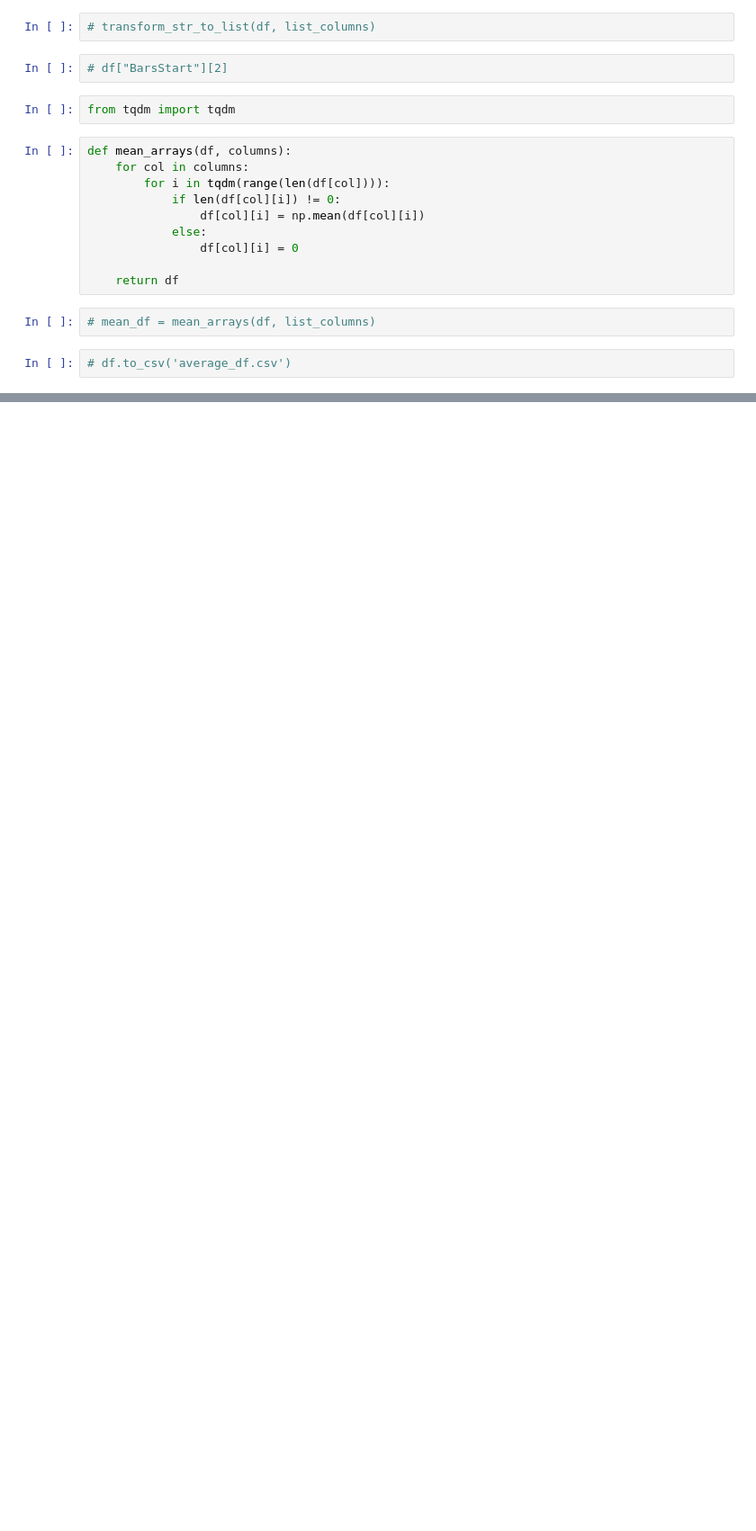
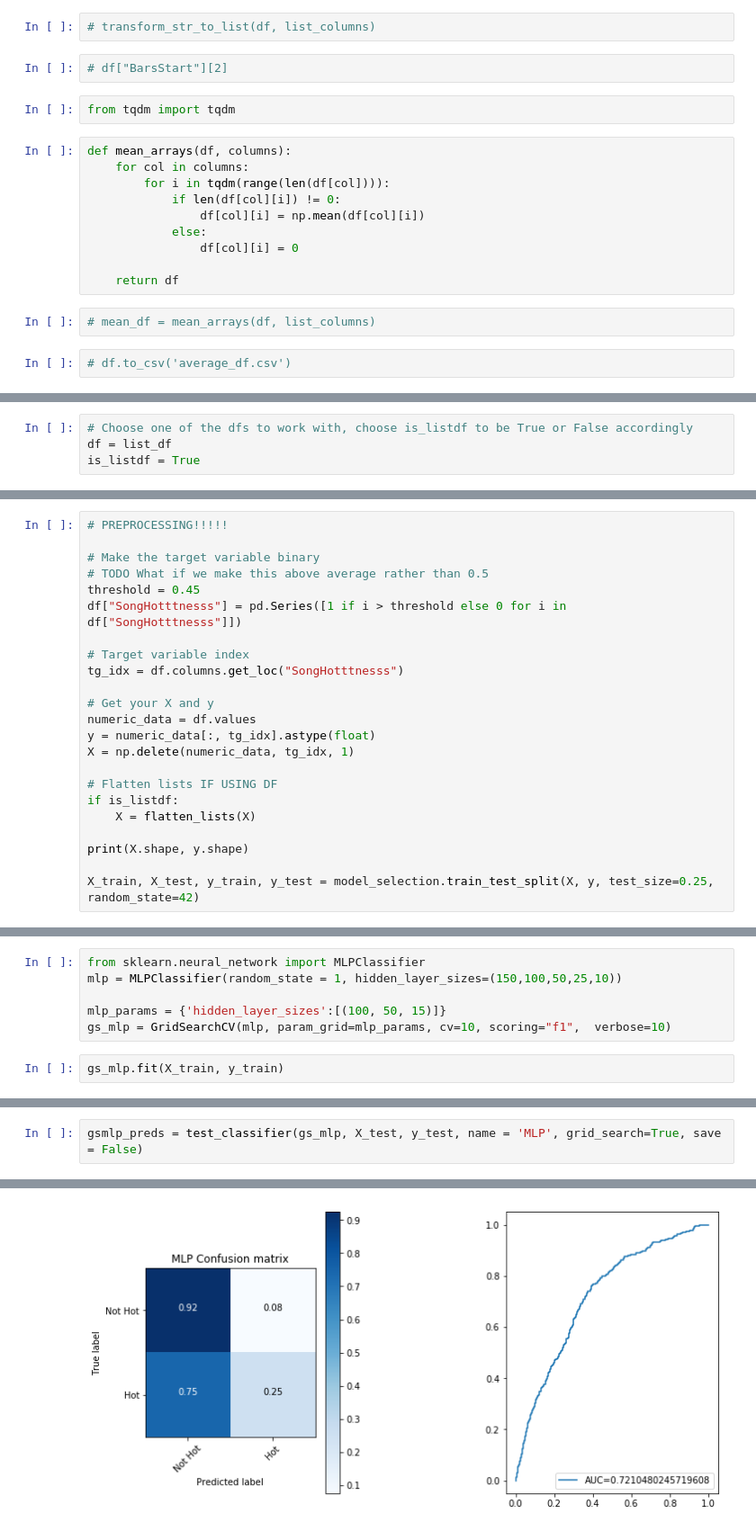
Before and after one commit to thefirebanks/SongPope, a Jupyter notebook: neural network.ipynb, the cells around one changed output, grey strips where cells are left out. Shown: that part at 90% size. Cells and saved outputs as stored; diff of their text form; blank space fills up the shorter version.

```diff
--- a/neural network.ipynb
+++ b/neural network.ipynb
@@ -231,0 +110,4 @@ plt.ylim([0,1])
+# %%
+# Choose one of the dfs to work with, choose is_listdf to be True or False accordingly
+df = list_df
+is_listdf = True
@@ -231,0 +131,23 @@ plt.ylim([0,1])
+# %%
+# PREPROCESSING!!!!!
+
+# Make the target variable binary
+# TODO What if we make this above average rather than 0.5
+threshold = 0.45
+df["SongHotttnesss"] = pd.Series([1 if i > threshold else 0 for i in df["SongHotttnesss"]])
+
+# Target variable index
+tg_idx = df.columns.get_loc("SongHotttnesss")
+
+# Get your X and y
+numeric_data = df.values
+y = numeric_data[:, tg_idx].astype(float)
+X = np.delete(numeric_data, tg_idx, 1)
+
+# Flatten lists IF USING DF
+if is_listdf:
+    X = flatten_lists(X)
+
+print(X.shape, y.shape)
+
+X_train, X_test, y_train, y_test = model_selection.train_test_split(X, y, test_size=0.25, random_state=42)
@@ -231,0 +246,8 @@ plt.ylim([0,1])
+# %%
+from sklearn.neural_network import MLPClassifier
+mlp = MLPClassifier(random_state = 1, hidden_layer_sizes=(150,100,50,25,10))
+
+mlp_params = {'hidden_layer_sizes':[(100, 50, 15)]}
+gs_mlp = GridSearchCV(mlp, param_grid=mlp_params, cv=10, scoring="f1",  verbose=10)
+# %%
+gs_mlp.fit(X_train, y_train)
@@ -231,0 +279,3 @@ plt.ylim([0,1])
+# %%
+gsmlp_preds = test_classifier(gs_mlp, X_test, y_test, name = 'MLP', grid_search=True, save = False)
+# %% [output]
@@ -231,0 +299 @@ plt.ylim([0,1])
+[figure, added]
```
Also changed, not shown: parts of 29 cells of this notebook, 4 other files.
